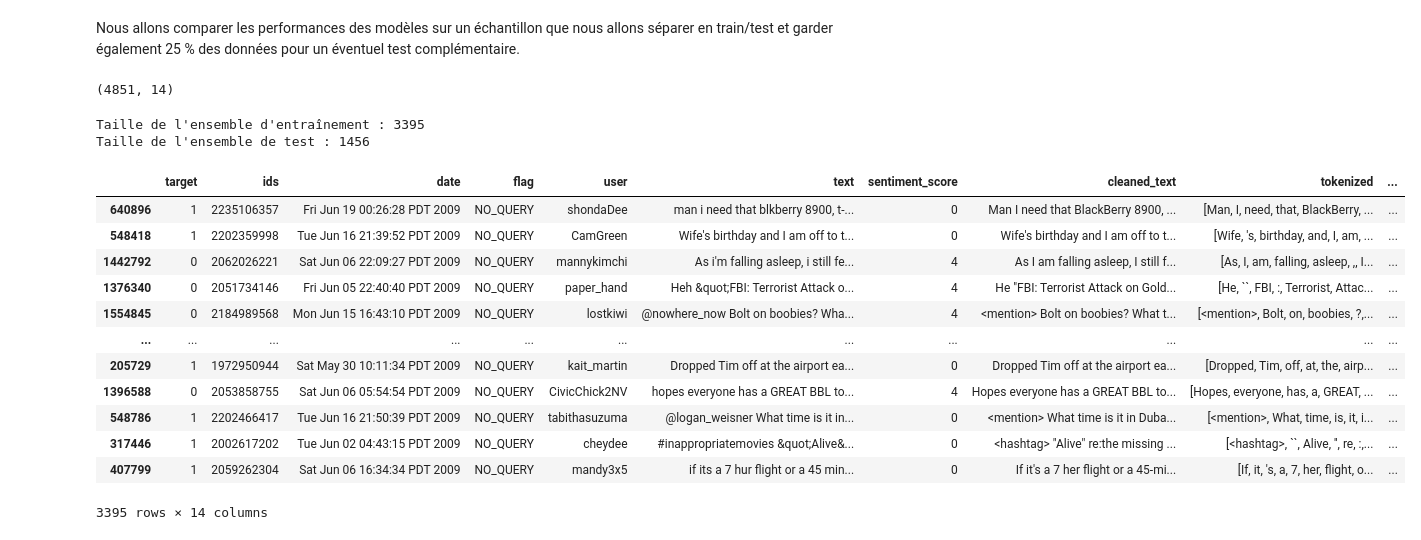
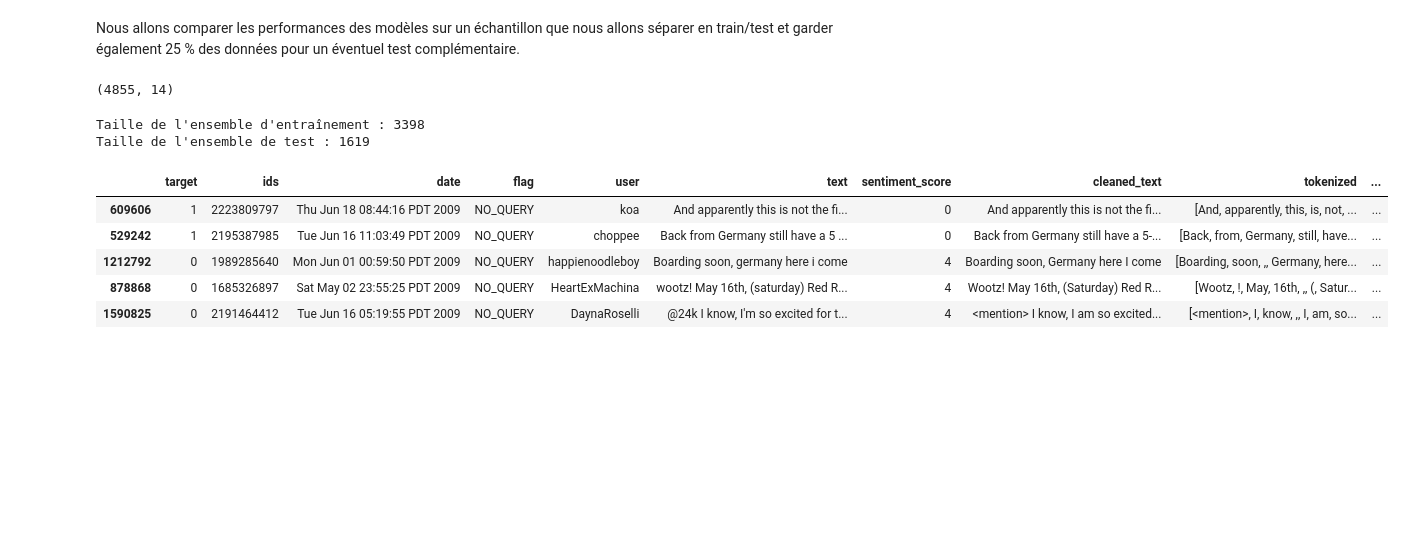
Before and after one commit to cecile-aie/oc_aiep7, a Jupyter notebook: P7_preprocessing.ipynb, the cells around one changed output. Drawn from its saved outputs; the diff is of its cells as text; code cells hidden in the pictures; blank space fills up the shorter version.

Commit message:
Séparation train, val et test (évaluation finale)

```diff
--- a/P7_preprocessing.ipynb
+++ b/P7_preprocessing.ipynb
@@ -919,7 +919,7 @@ Modifié: <mention> may god bless you Miley enjoy the flight love
 # %%
 def clean_text(text, sample_typos_slang=sample_typos_slang_dict,
               sample_emoticons=sample_emoticons_dict,
-              sample_abbr=sample_abbr_dict, contractions=contractions_dict):
+              sample_abbr=sample_abbr_dict):
     """
     Clean text by decoding html, removing URLs, mentions, special characters, and other manual cleaning techniques
     Needs all dictionnaries embedded in used functions be defined
@@ -1413,33 +1413,26 @@ import pandas as pd
 from sklearn.model_selection import train_test_split
 
 # Echantillonage
-df_sample, test = train_test_split(data, test_size=0.25, stratify=data["target"])
+df_sample, test_df = train_test_split(data, test_size=0.25, stratify=data["target"])
 # %%
 df_sample.shape
 # %% [output]
-(4851, 14)
+(4855, 14)
 # %%
 # Séparation en train/test
-train_df, test_df = train_test_split(df_sample, test_size=0.3, stratify=df_sample['target'])
+train_df, val_df = train_test_split(df_sample, test_size=0.3, stratify=df_sample['target'])
 
 print("Taille de l'ensemble d'entraînement :", len(train_df))
 print("Taille de l'ensemble de test :", len(test_df))
 # %% [output]
-Taille de l'ensemble d'entraînement : 3395
-Taille de l'ensemble de test : 1456
+Taille de l'ensemble d'entraînement : 3398
+Taille de l'ensemble de test : 1619
 # %%
-train_df
+train_df.head(5)
 # %% [output]
 |  | target | ids | date | flag | user | text | sentiment_score | cleaned_text | tokenized | ... |
-| 640896 | 1 | 2235106357 | Fri Jun 19 00:26:28 PDT 2009 | NO_QUERY | shondaDee | man i need that blkberry 8900, t-... | 0 | Man I need that BlackBerry 8900, ... | [Man, I, need, that, BlackBerry, ... | ... |
-| 548418 | 1 | 2202359998 | Tue Jun 16 21:39:52 PDT 2009 | NO_QUERY | CamGreen | Wife's birthday and I am off to t... | 0 | Wife's birthday and I am off to t... | [Wife, 's, birthday, and, I, am, ... | ... |
-| 1442792 | 0 | 2062026221 | Sat Jun 06 22:09:27 PDT 2009 | NO_QUERY | mannykimchi | As i'm falling asleep, i still fe... | 4 | As I am falling asleep, I still f... | [As, I, am, falling, asleep, ,, I... | ... |
-| 1376340 | 0 | 2051734146 | Fri Jun 05 22:40:40 PDT 2009 | NO_QUERY | paper_hand | Heh &quot;FBI: Terrorist Attack o... | 4 | He "FBI: Terrorist Attack on Gold... | [He, ``, FBI, :, Terrorist, Attac... | ... |
-| 1554845 | 0 | 2184989568 | Mon Jun 15 16:43:10 PDT 2009 | NO_QUERY | lostkiwi | @nowhere_now Bolt on boobies? Wha... | 4 | <mention> Bolt on boobies? What t... | [<mention>, Bolt, on, boobies, ?,... | ... |
-| ... | ... | ... | ... | ... | ... | ... | ... | ... | ... | ... |
-| 205729 | 1 | 1972950944 | Sat May 30 10:11:34 PDT 2009 | NO_QUERY | kait_martin | Dropped Tim off at the airport ea... | 0 | Dropped Tim off at the airport ea... | [Dropped, Tim, off, at, the, airp... | ... |
-| 1396588 | 0 | 2053858755 | Sat Jun 06 05:54:54 PDT 2009 | NO_QUERY | CivicChick2NV | hopes everyone has a GREAT BBL to... | 4 | Hopes everyone has a GREAT BBL to... | [Hopes, everyone, has, a, GREAT, ... | ... |
-| 548786 | 1 | 2202466417 | Tue Jun 16 21:50:39 PDT 2009 | NO_QUERY | tabithasuzuma | @logan_weisner What time is it in... | 0 | <mention> What time is it in Duba... | [<mention>, What, time, is, it, i... | ... |
-| 317446 | 1 | 2002617202 | Tue Jun 02 04:43:15 PDT 2009 | NO_QUERY | cheydee | #inappropriatemovies &quot;Alive&... | 0 | <hashtag> "Alive" re:the missing ... | [<hashtag>, ``, Alive, '', re, :,... | ... |
-| 407799 | 1 | 2059262304 | Sat Jun 06 16:34:34 PDT 2009 | NO_QUERY | mandy3x5 | if its a 7 hur flight or a 45 min... | 0 | If it's a 7 her flight or a 45-mi... | [If, it, 's, a, 7, her, flight, o... | ... |
+| 609606 | 1 | 2223809797 | Thu Jun 18 08:44:16 PDT 2009 | NO_QUERY | koa | And apparently this is not the fi... | 0 | And apparently this is not the fi... | [And, apparently, this, is, not, ... | ... |
+| 529242 | 1 | 2195387985 | Tue Jun 16 11:03:49 PDT 2009 | NO_QUERY | choppee | Back from Germany still have a 5 ... | 0 | Back from Germany still have a 5-... | [Back, from, Germany, still, have... | ... |
+| 1212792 | 0 | 1989285640 | Mon Jun 01 00:59:50 PDT 2009 | NO_QUERY | happienoodleboy | Boarding soon, germany here i come | 4 | Boarding soon, Germany here I come | [Boarding, soon, ,, Germany, here... | ... |
+| 878868 | 0 | 1685326897 | Sat May 02 23:55:25 PDT 2009 | NO_QUERY | HeartExMachina | wootz! May 16th, (saturday) Red R... | 4 | Wootz! May 16th, (Saturday) Red R... | [Wootz, !, May, 16th, ,, (, Satur... | ... |
+| 1590825 | 0 | 2191464412 | Tue Jun 16 05:19:55 PDT 2009 | NO_QUERY | DaynaRoselli | @24k I know, I'm so excited for t... | 4 | <mention> I know, I am so excited... | [<mention>, I, know, ,, I, am, so... | ... |
-3395 rows × 14 columns
```
Also changed, not shown: parts of 23 cells of this notebook.
